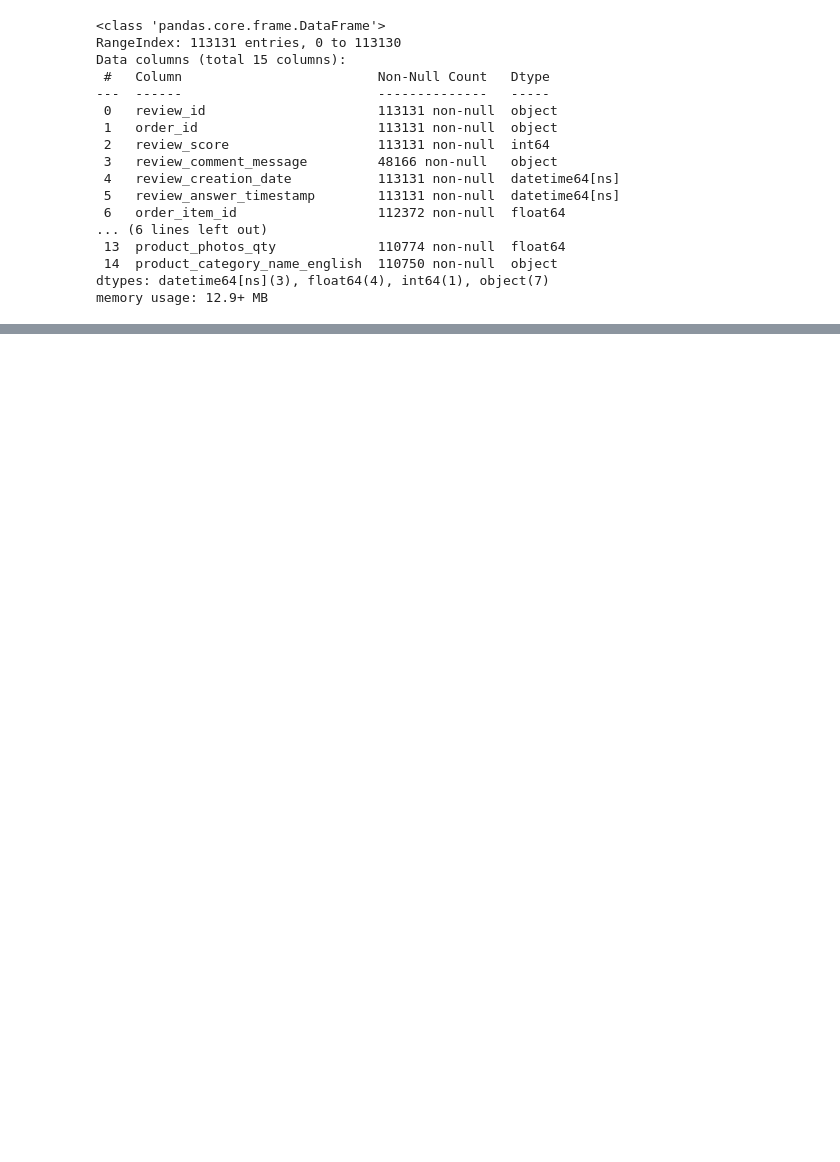
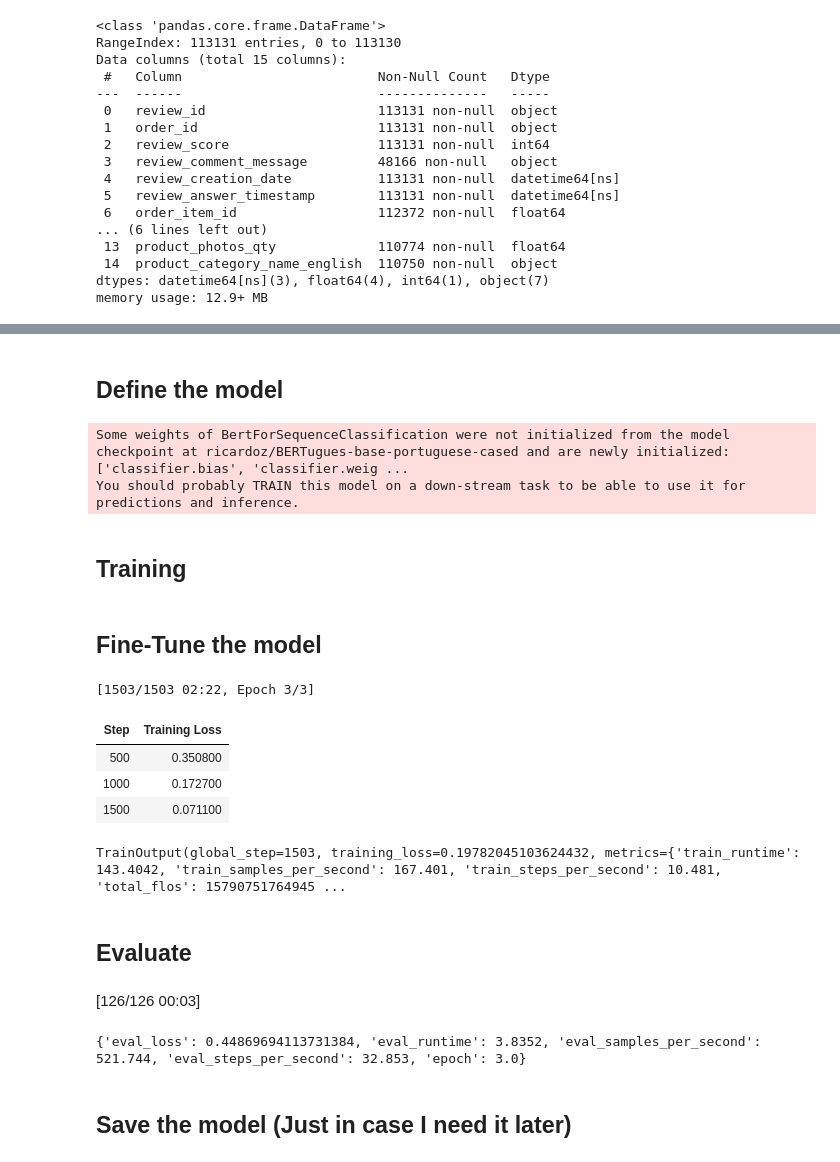
Before and after one commit to Romaric1209/Olist, a Jupyter notebook: Reviews Sentiment Analysis.ipynb, the cells around one changed output, grey strips where cells are left out. Saved outputs shown, nothing was run; the diff lists cells and outputs as text; code cells hidden in the pictures; blank space fills up the shorter version.

```diff
--- a/Reviews Sentiment Analysis.ipynb
+++ b/Reviews Sentiment Analysis.ipynb
@@ -121,0 +239,14 @@ NameError: name 'keras' is not defined
+# %%
+from transformers import AutoTokenizer
+
+tokenizer = AutoTokenizer.from_pretrained('ricardoz/BERTugues-base-portuguese-cased')
+# %%
+def tokenize_function(example):
+    return tokenizer(example["text"], padding="max_length", truncation=True, max_length=128)
+
+train_dataset = train_dataset.map(tokenize_function, batched=True)
+test_dataset = test_dataset.map(tokenize_function, batched=True)
+
+# Set format for PyTorch
+train_dataset.set_format(type="torch", columns=["input_ids", "attention_mask", "label"])
+test_dataset.set_format(type="torch", columns=["input_ids", "attention_mask", "label"])
@@ -121,0 +260,55 @@ NameError: name 'keras' is not defined
+# %% [markdown]
+## Define the model
+# %%
+from transformers import AutoModelForSequenceClassification
+
+model = AutoModelForSequenceClassification.from_pretrained(
+    "ricardoz/BERTugues-base-portuguese-cased",
+    num_labels=3,
+)
+# %% [output]
+Some weights of BertForSequenceClassification were not initialized from the model checkpoint at ricardoz/BERTugues-base-portuguese-cased and are newly initialized: ['classifier.bias', 'classifier.weig ...
+You should probably TRAIN this model on a down-stream task to be able to use it for predictions and inference.
+# %% [markdown]
+## Training
+# %%
+from transformers import TrainingArguments, Trainer
+
+training_args = TrainingArguments(
+    output_dir="./results",
+    per_device_train_batch_size=16,
+    per_device_eval_batch_size=16,
+    report_to=["none"],
+    num_train_epochs=3
+)
+
+trainer = Trainer(
+    model=model,
+    args=training_args,
+    train_dataset=train_dataset,
+    eval_dataset=test_dataset,
+    tokenizer=tokenizer,
+)
+# %% [markdown]
+## Fine-Tune the model
+# %%
+import os
+os.environ["WANDB_DISABLED"] = "true"
+trainer.train()
+# %% [output]
+[1503/1503 02:22, Epoch 3/3]
+| Step | Training Loss |
+| 500 | 0.350800 |
+| 1000 | 0.172700 |
+| 1500 | 0.071100 |
+TrainOutput(global_step=1503, training_loss=0.19782045103624432, metrics={'train_runtime': 143.4042, 'train_samples_per_second': 167.401, 'train_steps_per_second': 10.481, 'total_flos': 15790751764945 ...
+# %% [markdown]
+## Evaluate
+# %%
+metrics = trainer.evaluate()
+print(metrics)
+# %% [output]
+[126/126 00:03]
+{'eval_loss': 0.44869694113731384, 'eval_runtime': 3.8352, 'eval_samples_per_second': 521.744, 'eval_steps_per_second': 32.853, 'epoch': 3.0}
+# %% [markdown]
+## Save the model (Just in case I need it later)
```
Also changed, not shown: parts of 19 cells of this notebook, 1 other file.
